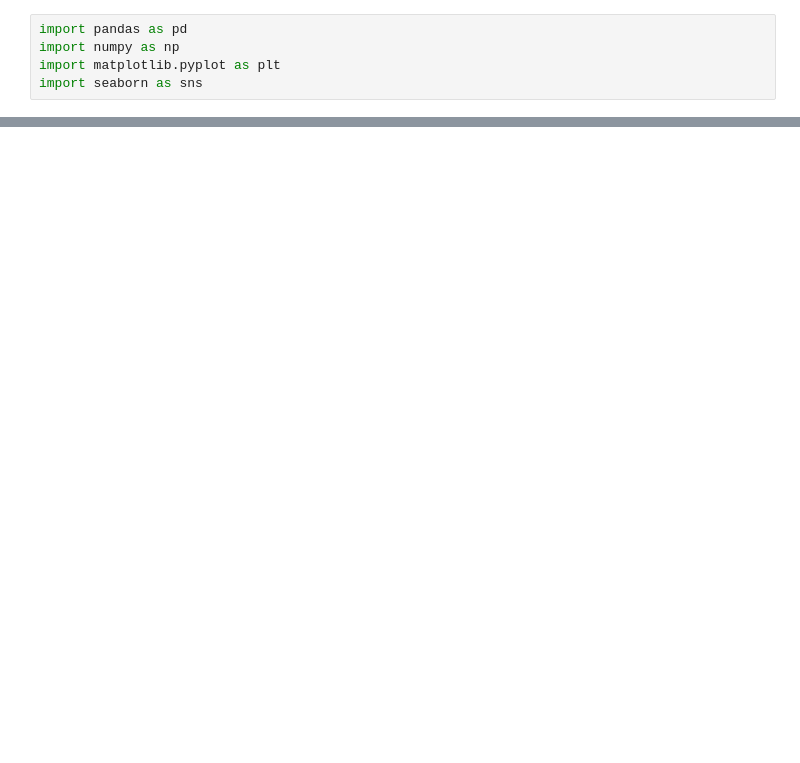
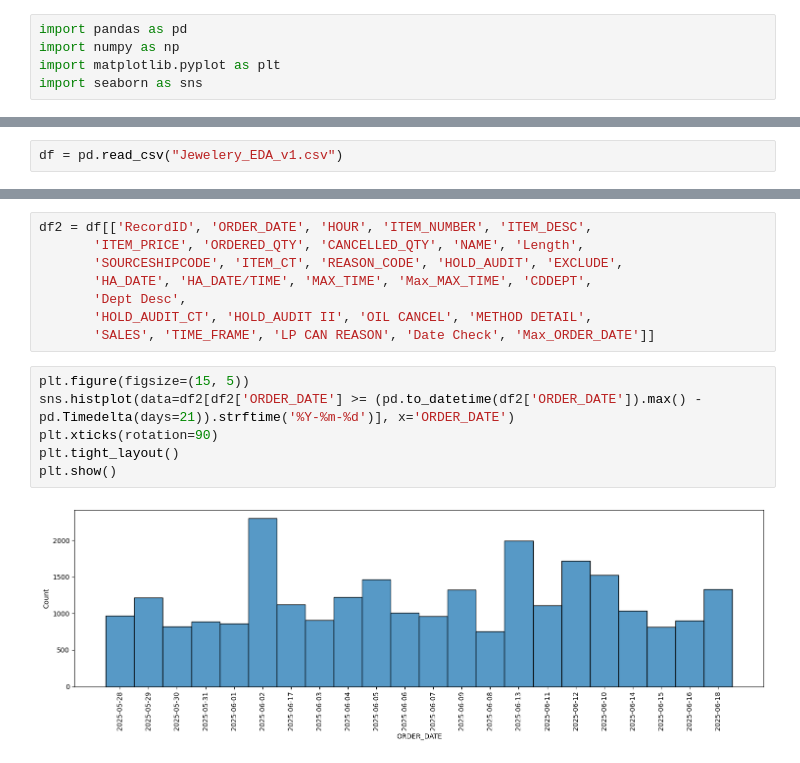
Before and after one commit to ZachGendreau/Ecommerce_Losss_Prevention, a Jupyter notebook: LP_MFA_Bullion_EDA.ipynb, the cells around one changed output, grey strips where cells are left out. Saved outputs shown, nothing was run; the diff lists cells and outputs as text; blank space fills up the shorter version.

```diff
--- a/LP_MFA_Bullion_EDA.ipynb
+++ b/LP_MFA_Bullion_EDA.ipynb
@@ -14,0 +15,2 @@ sns.scatterplot(data=df1, x='x', y='y')
+# %%
+df = pd.read_csv("Jewelery_EDA_v1.csv")
@@ -14,0 +39,16 @@ sns.scatterplot(data=df1, x='x', y='y')
+# %%
+df2 = df[['RecordID', 'ORDER_DATE', 'HOUR', 'ITEM_NUMBER', 'ITEM_DESC',
+       'ITEM_PRICE', 'ORDERED_QTY', 'CANCELLED_QTY', 'NAME', 'Length',
+       'SOURCESHIPCODE', 'ITEM_CT', 'REASON_CODE', 'HOLD_AUDIT', 'EXCLUDE',
+       'HA_DATE', 'HA_DATE/TIME', 'MAX_TIME', 'Max_MAX_TIME', 'CDDEPT',
+       'Dept Desc',
+       'HOLD_AUDIT_CT', 'HOLD_AUDIT II', 'OIL CANCEL', 'METHOD DETAIL',
+       'SALES', 'TIME_FRAME', 'LP CAN REASON', 'Date Check', 'Max_ORDER_DATE']]
+# %%
+plt.figure(figsize=(15, 5))
+sns.histplot(data=df2[df2['ORDER_DATE'] >= (pd.to_datetime(df2['ORDER_DATE']).max() - pd.Timedelta(days=21)).strftime('%Y-%m-%d')], x='ORDER_DATE')
+plt.xticks(rotation=90)
+plt.tight_layout()
+plt.show()
+# %% [output]
+[figure, added]
```
Also changed, not shown: parts of 15 cells of this notebook.
